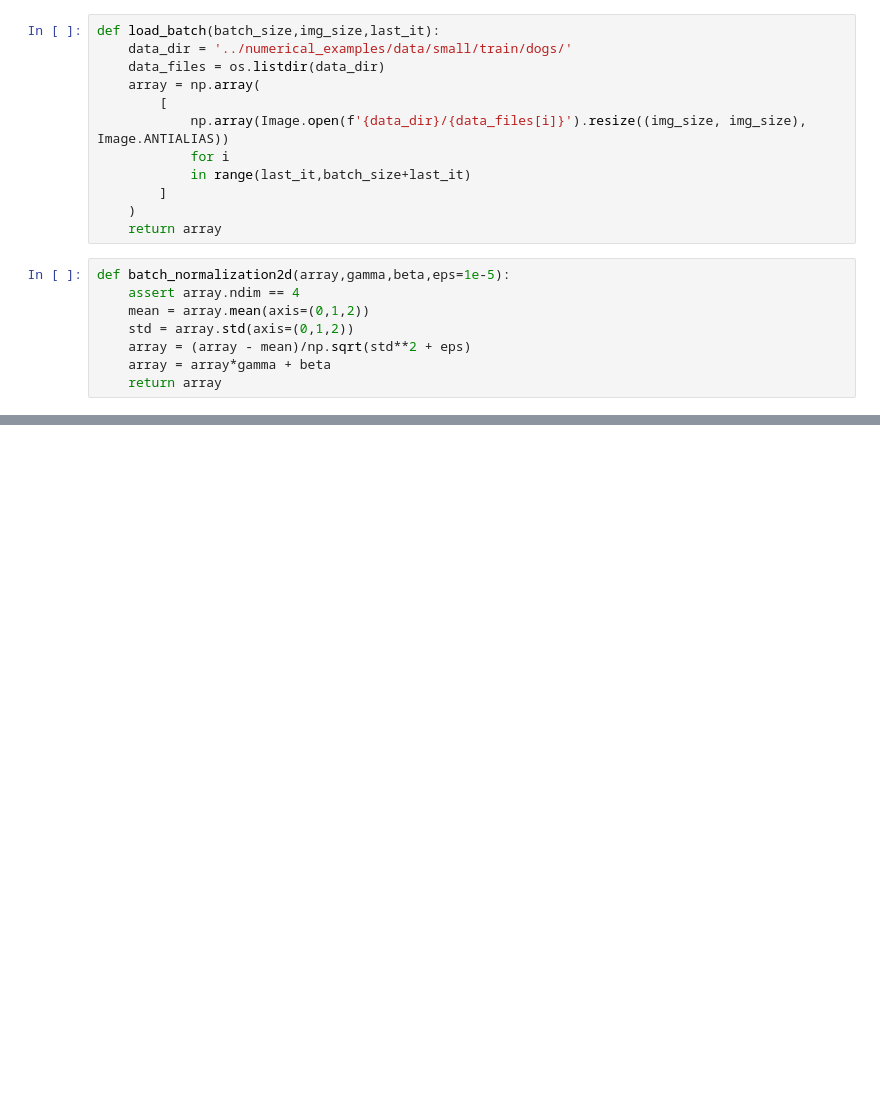
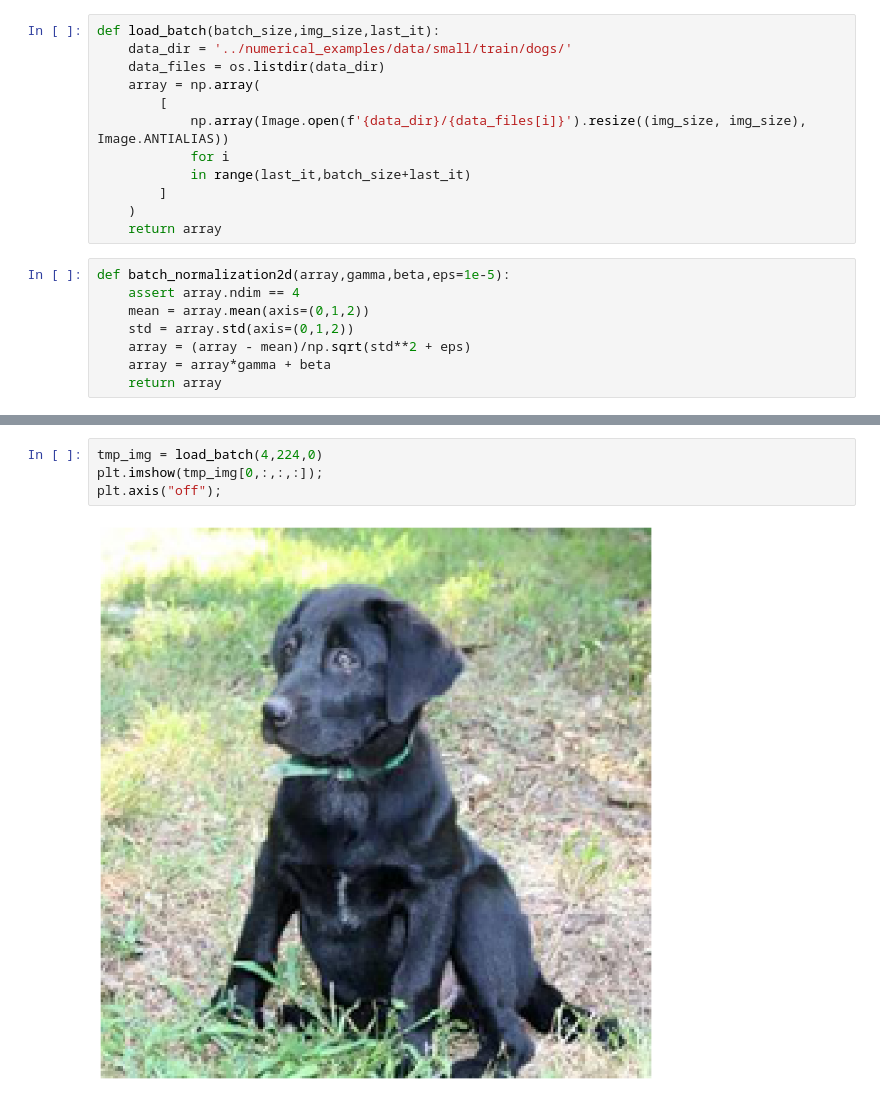
Before and after one commit to JakobGM/visual-intelligence, a Jupyter notebook: numerical_examples/batch-normalization.ipynb, the cells around one changed output, grey strips where cells are left out. Drawn from its saved outputs; the diff is of its cells as text; blank space fills up the shorter version.

```diff
--- a/numerical_examples/batch-normalization.ipynb
+++ b/numerical_examples/batch-normalization.ipynb
@@ -124,0 +157,6 @@ def normalize_flow(img_size,batch_size,n):
+# %%
+tmp_img = load_batch(4,224,0)
+plt.imshow(tmp_img[0,:,:,:]);
+plt.axis("off");
+# %% [output]
+[figure, added]
```
Also changed, not shown: parts of 12 cells of this notebook.
